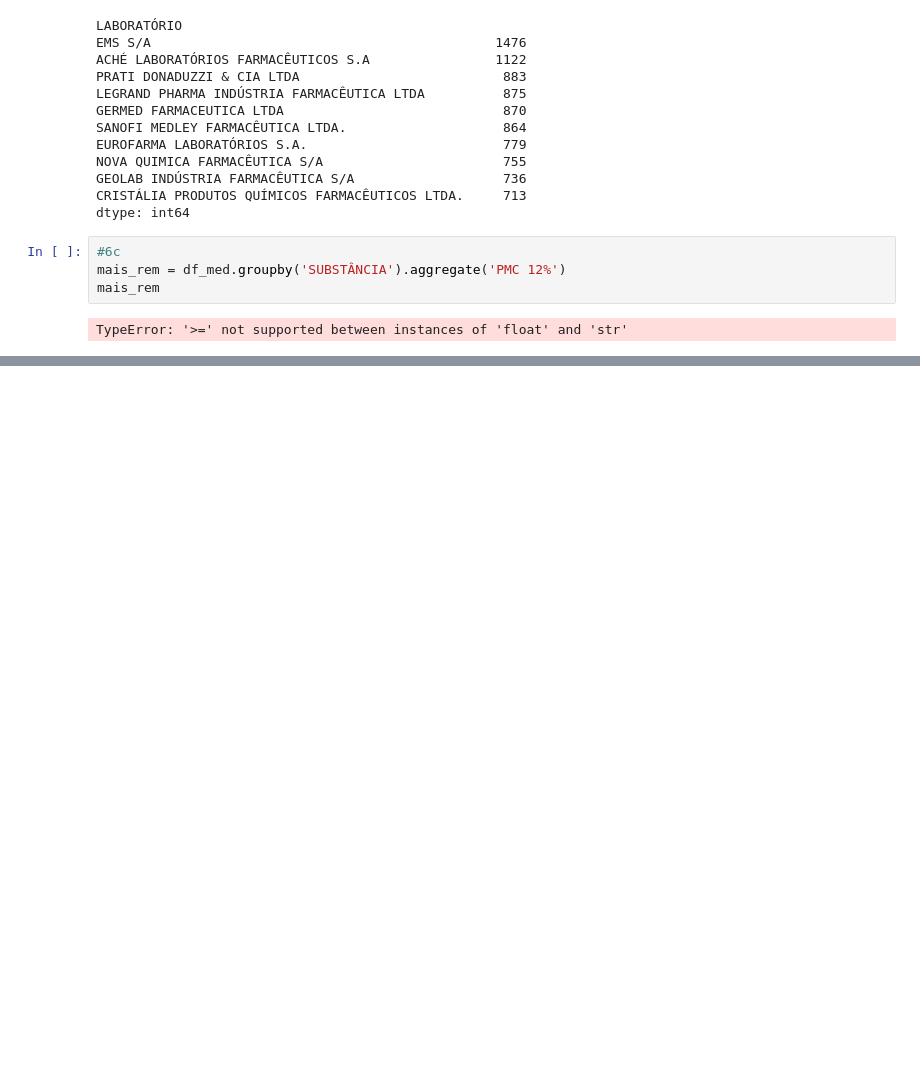
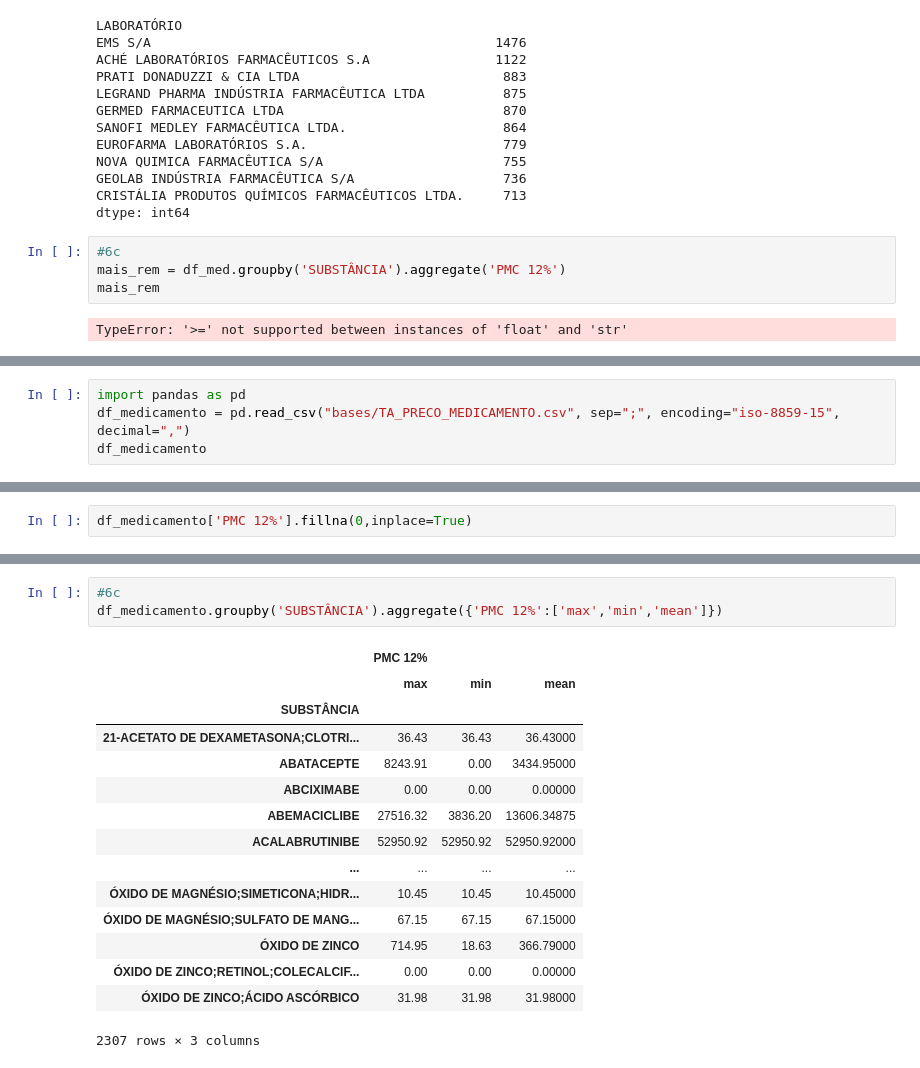
Before and after one commit to gperbone/topcoders-curso-python-dados, a Jupyter notebook: Modulo-3- Numpy&Pandas/Pandas 1/Pandas-1-SemRespostas.ipynb, the cells around one changed output, grey strips where cells are left out. Saved outputs shown, nothing was run; the diff lists cells and outputs as text; blank space fills up the shorter version.

```diff
--- a/Modulo-3- Numpy&Pandas/Pandas 1/Pandas-1-SemRespostas.ipynb
+++ b/Modulo-3- Numpy&Pandas/Pandas 1/Pandas-1-SemRespostas.ipynb
@@ -987,0 +1019,4 @@ TypeError: '>=' not supported between instances of 'float' and 'str'
+# %%
+import pandas as pd
+df_medicamento = pd.read_csv("bases/TA_PRECO_MEDICAMENTO.csv", sep=";", encoding="iso-8859-15", decimal=",")
+df_medicamento
@@ -987,0 +1092,2 @@ TypeError: '>=' not supported between instances of 'float' and 'str'
+# %%
+df_medicamento['PMC 12%'].fillna(0,inplace=True)
@@ -987,0 +1230,19 @@ TypeError: '>=' not supported between instances of 'float' and 'str'
+# %%
+#6c
+df_medicamento.groupby('SUBSTÂNCIA').aggregate({'PMC 12%':['max','min','mean']})
+# %% [output]
+|  | PMC 12% |  |  |
+|  | max | min | mean |
+| SUBSTÂNCIA |  |  |  |
+| 21-ACETATO DE DEXAMETASONA;CLOTRI... | 36.43 | 36.43 | 36.43000 |
+| ABATACEPTE | 8243.91 | 0.00 | 3434.95000 |
+| ABCIXIMABE | 0.00 | 0.00 | 0.00000 |
+| ABEMACICLIBE | 27516.32 | 3836.20 | 13606.34875 |
+| ACALABRUTINIBE | 52950.92 | 52950.92 | 52950.92000 |
+| ... | ... | ... | ... |
+| ÓXIDO DE MAGNÉSIO;SIMETICONA;HIDR... | 10.45 | 10.45 | 10.45000 |
+| ÓXIDO DE MAGNÉSIO;SULFATO DE MANG... | 67.15 | 67.15 | 67.15000 |
+| ÓXIDO DE ZINCO | 714.95 | 18.63 | 366.79000 |
+| ÓXIDO DE ZINCO;RETINOL;COLECALCIF... | 0.00 | 0.00 | 0.00000 |
+| ÓXIDO DE ZINCO;ÁCIDO ASCÓRBICO | 31.98 | 31.98 | 31.98000 |
+2307 rows × 3 columns
```
Also changed, not shown: parts of 16 cells of this notebook.
